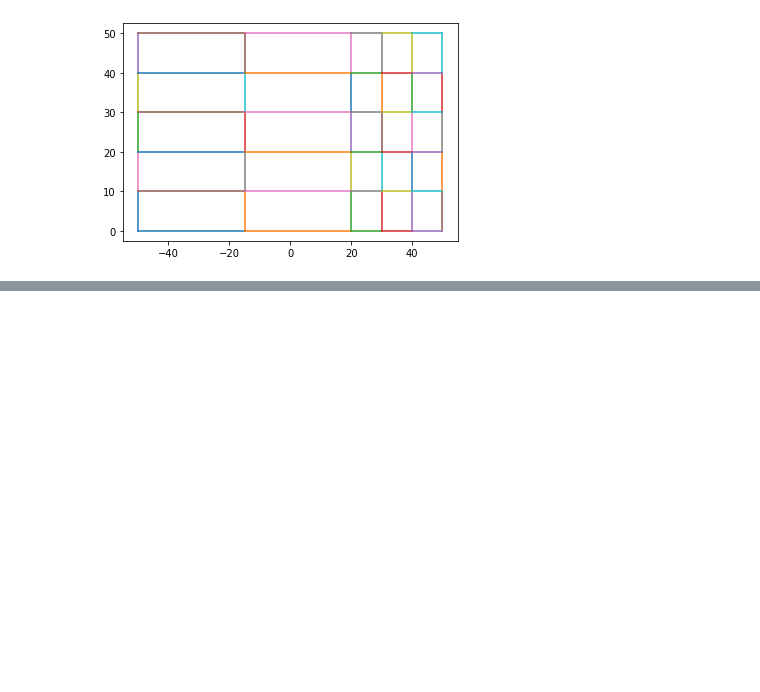
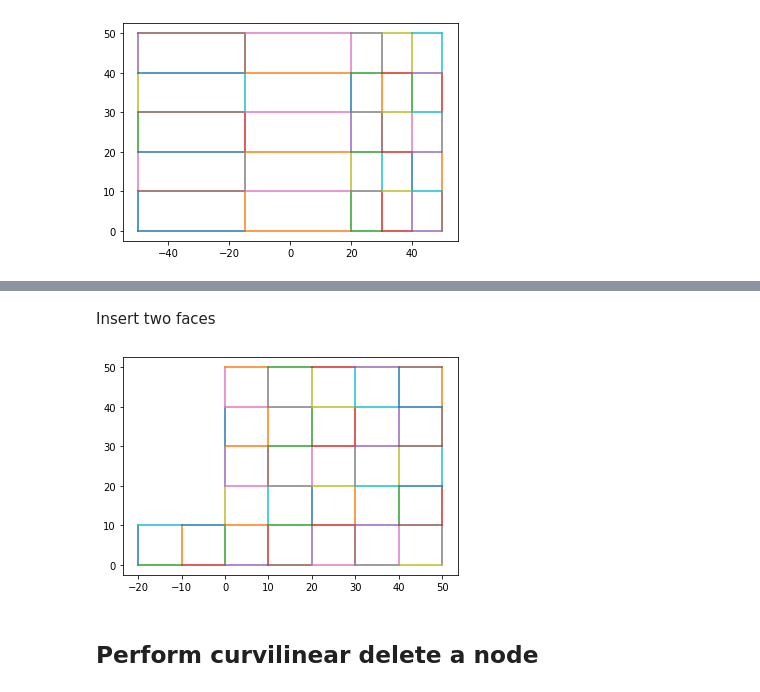
Before and after one commit to Deltares/MeshKernelPy, a Jupyter notebook: docs/examples/04_curvilineargrid_basics.ipynb, the cells around one changed output, grey strips where cells are left out. Saved outputs shown, nothing was run; the diff lists cells and outputs as text; code cells hidden in the pictures; blank space fills up the shorter version.

Commit message:
Add the last functions and unit tests for: + curvilinear_insert_face + curvilinear_line_attraction_repulsion + curvilinear_line_mirror + curvilinear_delete_node
Complete documentation

```diff
--- a/docs/examples/04_curvilineargrid_basics.ipynb
+++ b/docs/examples/04_curvilineargrid_basics.ipynb
@@ -375,0 +372,5 @@ curvilinear_grid.plot_edges(ax)
+# %%
+mk = create_mk_instance_with_a_uniform_curvilinear_grid(5,5)
+curvilinear_grid = mk.curvilineargrid_get()
+fig, ax = plt.subplots()
+curvilinear_grid.plot_edges(ax)
@@ -375,0 +379,2 @@ curvilinear_grid.plot_edges(ax)
+# %% [markdown]
+Insert two faces
@@ -375,0 +384,8 @@ curvilinear_grid.plot_edges(ax)
+# %%
+curvilinear_grid = mk.curvilineargrid_get()
+fig, ax = plt.subplots()
+curvilinear_grid.plot_edges(ax)
+# %% [output]
+[figure, added]
+# %% [markdown]
+## Perform curvilinear delete a node
```
Also changed, not shown: parts of 22 cells of this notebook, 2 other files.
